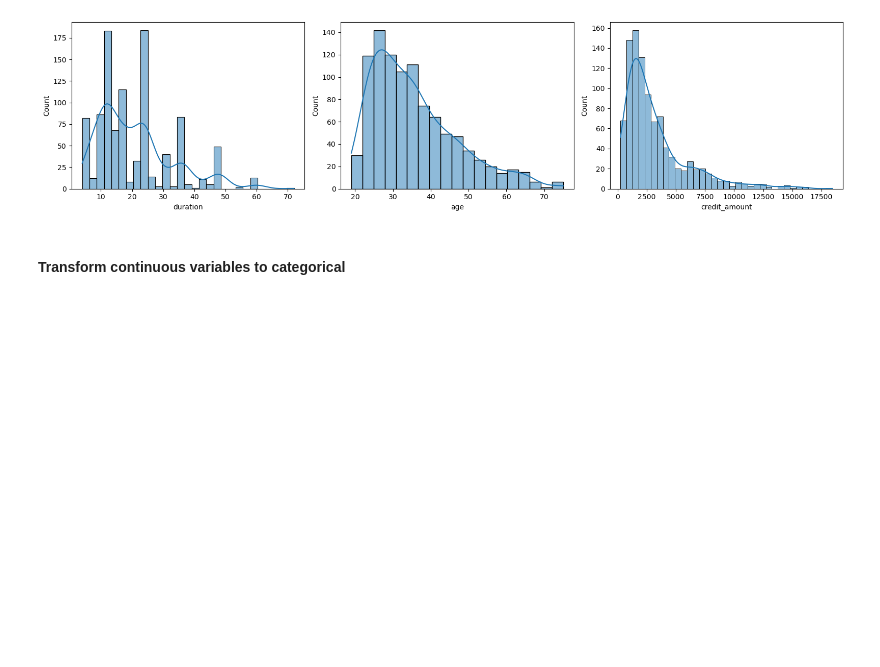
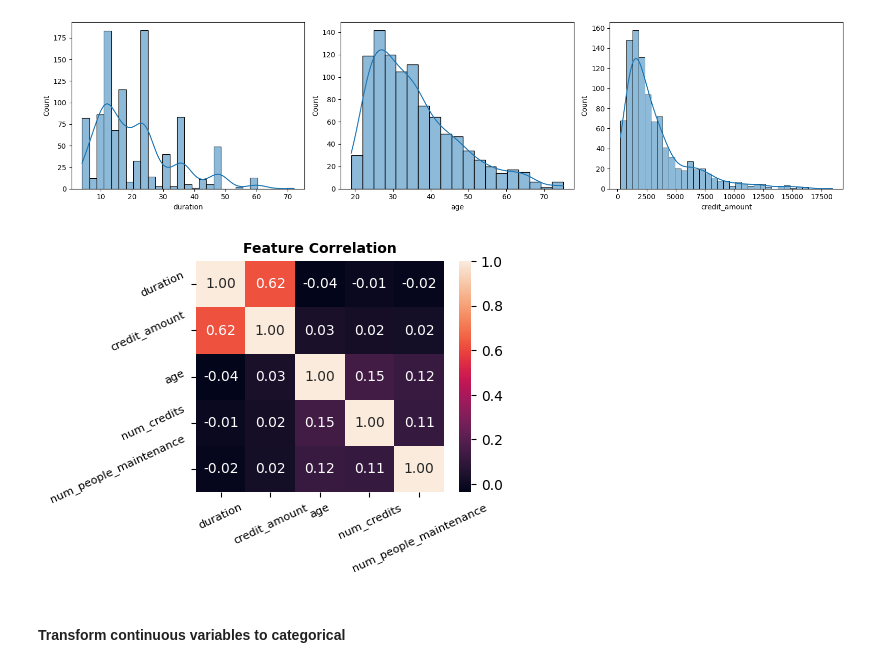
Before and after one commit to Bipauli/German_credit_ML, a Jupyter notebook: baseline_models.ipynb, the cells around one changed output. Drawn from its saved outputs; the diff is of its cells as text; code cells hidden in the pictures; blank space fills up the shorter version.

```diff
--- a/baseline_models.ipynb
+++ b/baseline_models.ipynb
@@ -306,6 +252,21 @@ plt.tight_layout()
 plt.show()
 # %% [output]
 [figure]
+# %%
+# Select only numeric columns
+numeric_df = X.select_dtypes(include=['number'])
+
+# Calculate correlations + plot heatmap
+correlation_matrix = numeric_df.corr()
+
+plt.figure(figsize=(4, 3))
+sns.heatmap(correlation_matrix, annot=True, fmt=".2f")
+plt.title('Feature Correlation', fontsize=10, fontweight='bold')
+plt.xticks(fontsize=8, rotation=25)
+plt.yticks(fontsize=8, rotation=25)
+plt.show()
+# %% [output]
+[figure, added]
 # %% [markdown]
 #### Transform continuous variables to categorical
 # %%
```
Also changed, not shown: parts of 25 cells of this notebook.
